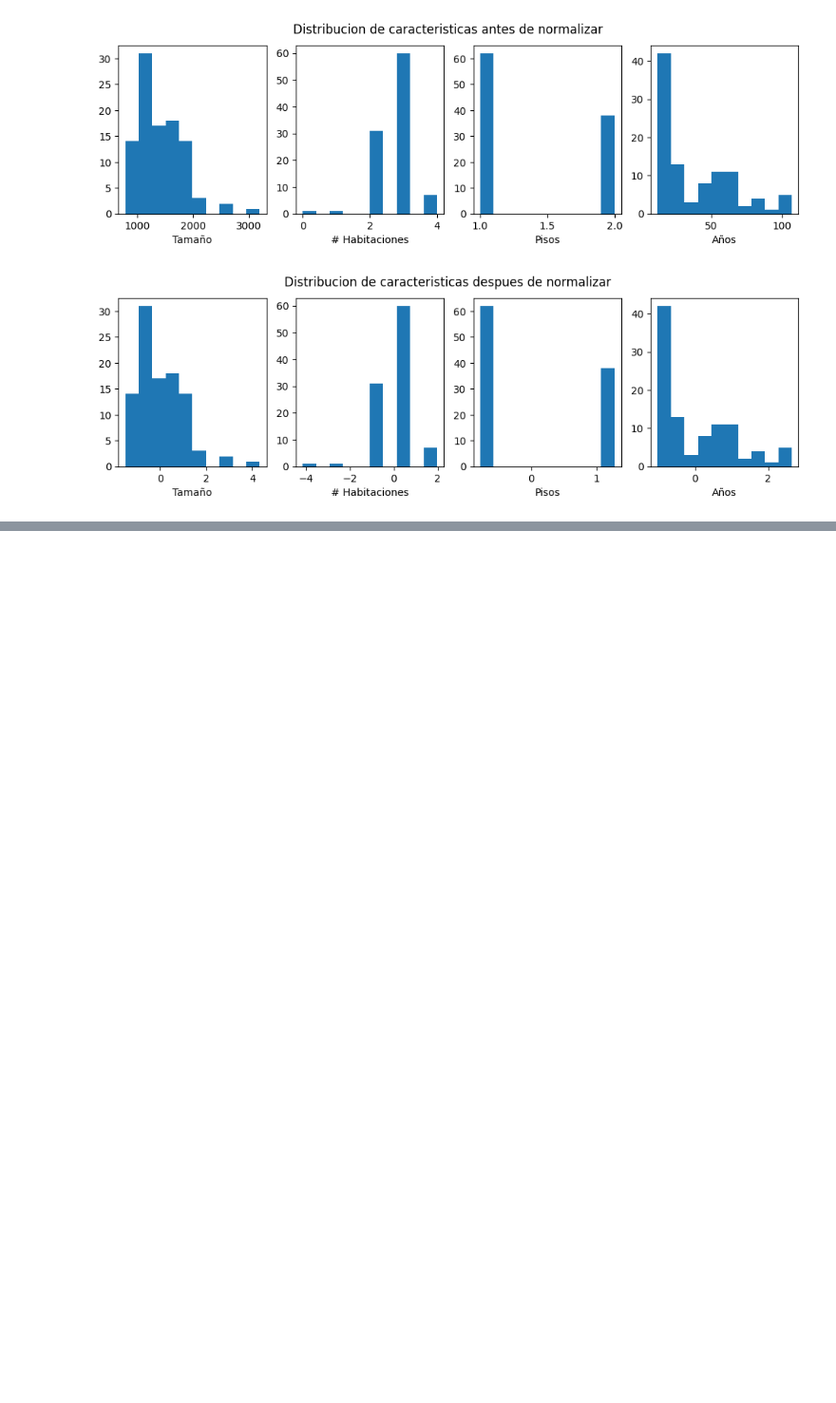
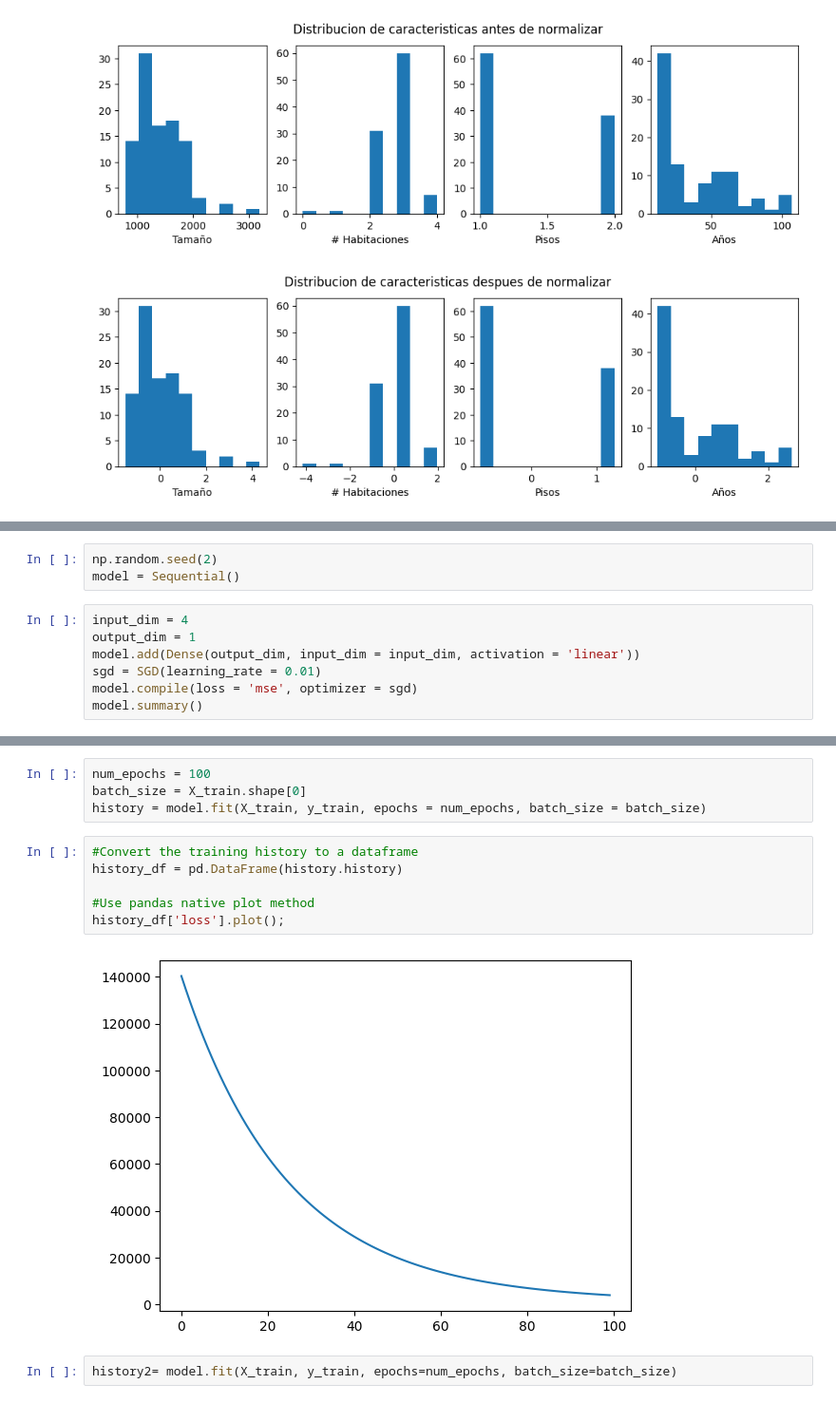
Before and after one commit to DCI-alxogm/ml2023-DPM2310, a Jupyter notebook: Sep8-9/Tarea5.ipynb, the cells around one changed output, grey strips where cells are left out. Shown at 95% size. Cells and saved outputs as stored; diff of their text form; blank space fills up the shorter version.

```diff
--- a/Sep8-9/Tarea5.ipynb
+++ b/Sep8-9/Tarea5.ipynb
@@ -69,0 +123,10 @@ Model parameters:   w: [361.96529369], b:[110.52234615 -21.75596169 -32.55422132
+# %%
+np.random.seed(2)
+model = Sequential()
+# %%
+input_dim = 4
+output_dim = 1
+model.add(Dense(output_dim, input_dim = input_dim, activation = 'linear'))
+sgd = SGD(learning_rate = 0.01)
+model.compile(loss = 'mse', optimizer = sgd)
+model.summary()
@@ -69,0 +145,14 @@ Model parameters:   w: [361.96529369], b:[110.52234615 -21.75596169 -32.55422132
+# %%
+num_epochs = 100
+batch_size = X_train.shape[0]
+history = model.fit(X_train, y_train, epochs = num_epochs, batch_size = batch_size)
+# %%
+#Convert the training history to a dataframe
+history_df = pd.DataFrame(history.history)
+
+#Use pandas native plot method
+history_df['loss'].plot();
+# %% [output]
+[figure, added]
+# %%
+history2= model.fit(X_train, y_train, epochs=num_epochs, batch_size=batch_size)
```
Also changed, not shown: parts of 14 cells of this notebook.
